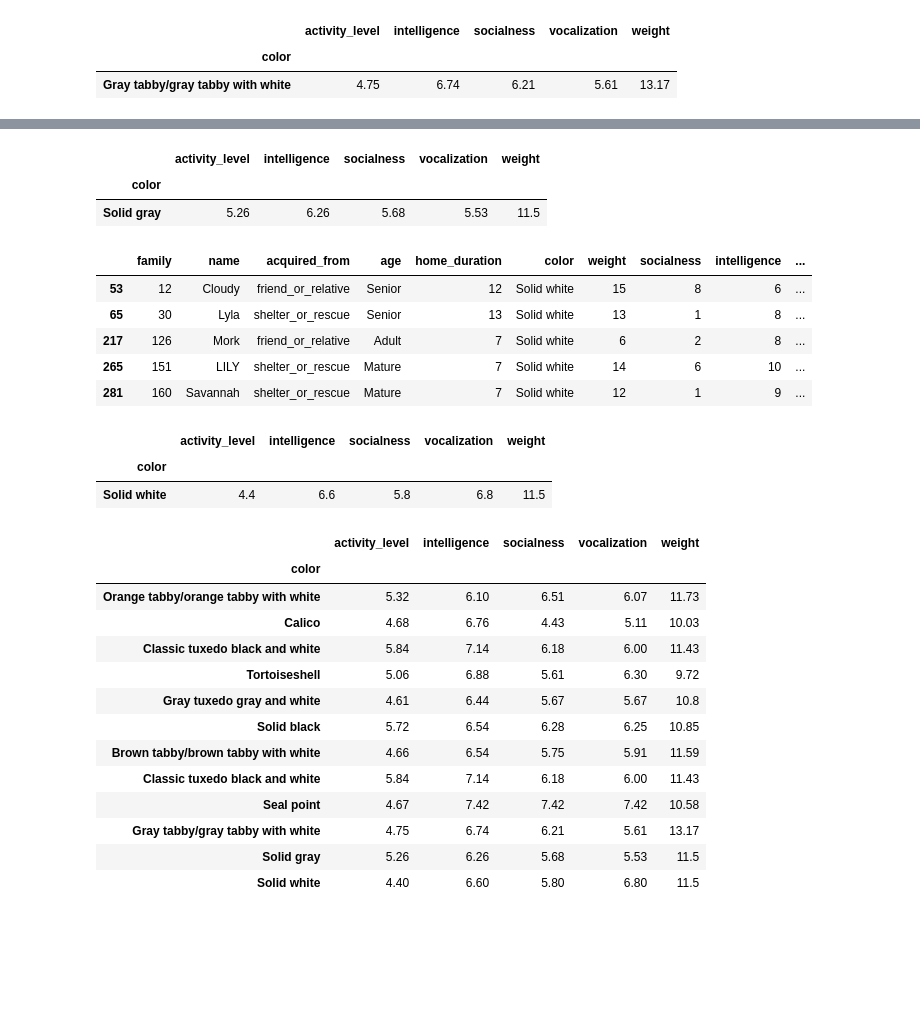
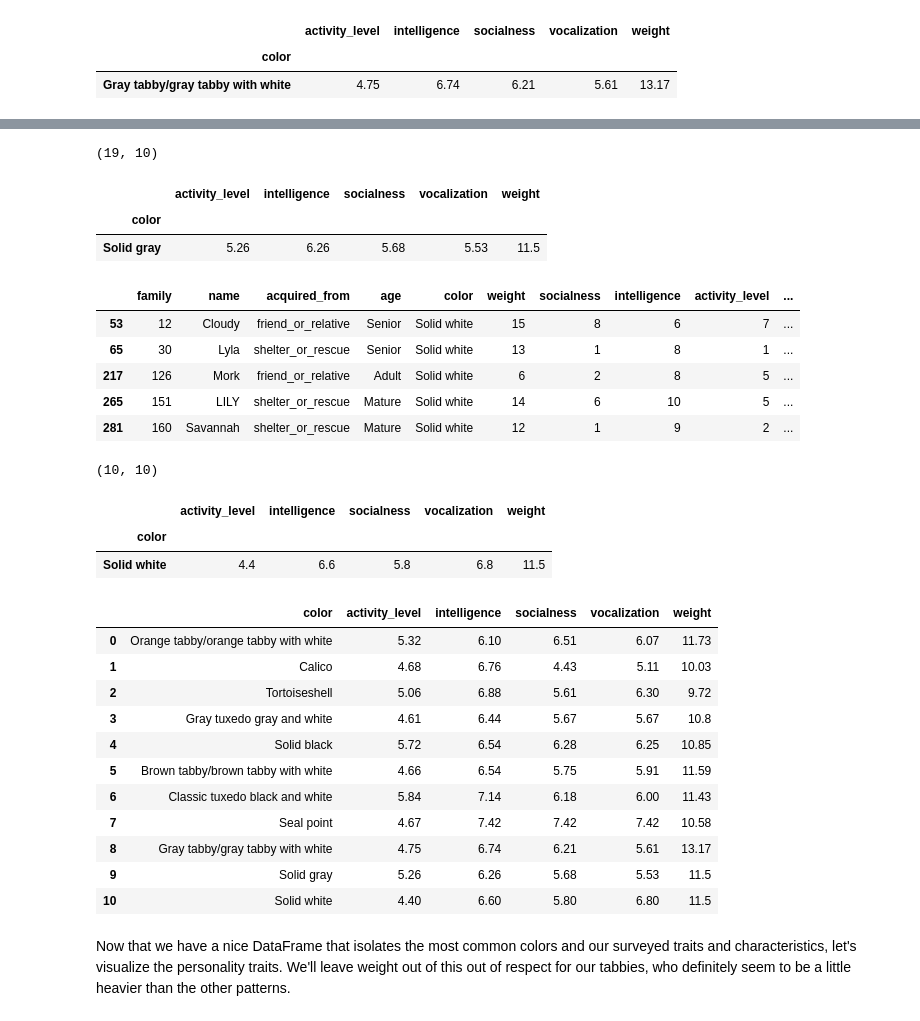
Before and after one commit to BlueKYGirl/purrfect_purrsonalities, a Jupyter notebook: purrfect_purrsonalities.ipynb, the cells around one changed output, grey strips where cells are left out. Saved outputs shown, nothing was run; the diff lists cells and outputs as text; code cells hidden in the pictures; blank space fills up the shorter version.

```diff
--- a/purrfect_purrsonalities.ipynb
+++ b/purrfect_purrsonalities.ipynb
@@ -64,4 +64,4 @@ We do not need the timestamp column, and the place_name column came from a previ
 # %%
-survey_df.drop(['timestamp', 'place_name'], axis=1, inplace=True)
+survey_df.drop(['timestamp', 'place_name', 'home_duration'], axis=1, inplace=True)
 survey_df.head()
 # %% [output]
@@ -991,3 +1037,7 @@ solid_gray.head()
+# %%
+solid_gray.shape
+# %% [output]
+(19, 10)
 # %%
 solid_gray_pivot = np.round(pd.pivot_table(solid_gray, index=['color'], values=['weight', 'socialness', 'intelligence',
                                                                      'activity_level', 'vocalization']),2)
@@ -1000,12 +1050,16 @@ solid_gray_pivot
 solid_white = survey_df[survey_df['color'].str.contains('Solid white')]
 solid_white.head()
 # %% [output]
-|  | family | name | acquired_from | age | home_duration | color | weight | socialness | intelligence | ... |
-| 53 | 12 | Cloudy | friend_or_relative | Senior | 12 | Solid white | 15 | 8 | 6 | ... |
-| 65 | 30 | Lyla | shelter_or_rescue | Senior | 13 | Solid white | 13 | 1 | 8 | ... |
-| 217 | 126 | Mork | friend_or_relative | Adult | 7 | Solid white | 6 | 2 | 8 | ... |
-| 265 | 151 | LILY | shelter_or_rescue | Mature | 7 | Solid white | 14 | 6 | 10 | ... |
-| 281 | 160 | Savannah | shelter_or_rescue | Mature | 7 | Solid white | 12 | 1 | 9 | ... |
+|  | family | name | acquired_from | age | color | weight | socialness | intelligence | activity_level | ... |
+| 53 | 12 | Cloudy | friend_or_relative | Senior | Solid white | 15 | 8 | 6 | 7 | ... |
+| 65 | 30 | Lyla | shelter_or_rescue | Senior | Solid white | 13 | 1 | 8 | 1 | ... |
+| 217 | 126 | Mork | friend_or_relative | Adult | Solid white | 6 | 2 | 8 | 5 | ... |
+| 265 | 151 | LILY | shelter_or_rescue | Mature | Solid white | 14 | 6 | 10 | 5 | ... |
+| 281 | 160 | Savannah | shelter_or_rescue | Mature | Solid white | 12 | 1 | 9 | 2 | ... |
+# %%
+solid_white.shape
+# %% [output]
+(10, 10)
 # %%
 solid_white_pivot = np.round(pd.pivot_table(solid_white, index=['color'], values=['weight', 'socialness', 'intelligence',
                                                                      'activity_level', 'vocalization']),2)
@@ -1015,21 +1069,22 @@ solid_white_pivot
 | color |  |  |  |  |  |
 | Solid white | 4.4 | 6.6 | 5.8 | 6.8 | 11.5 |
 # %%
-color_summary = pd.concat([orange_pivot, calico_pivot, tux_pivot,tortie_pivot, gray_tux_pivot, solid_black_pivot, brown_tabby_pivot,
+color_summary = pd.concat([orange_pivot, calico_pivot, tortie_pivot, gray_tux_pivot, solid_black_pivot, brown_tabby_pivot,
                            tux_pivot, seal_point_pivot, gray_tabby_pivot, solid_gray_pivot, solid_white_pivot])
+color_summary = color_summary.reset_index()
 color_summary
 # %% [output]
-|  | activity_level | intelligence | socialness | vocalization | weight |
-| color |  |  |  |  |  |
-| Orange tabby/orange tabby with white | 5.32 | 6.10 | 6.51 | 6.07 | 11.73 |
-| Calico | 4.68 | 6.76 | 4.43 | 5.11 | 10.03 |
-| Classic tuxedo black and white | 5.84 | 7.14 | 6.18 | 6.00 | 11.43 |
-| Tortoiseshell | 5.06 | 6.88 | 5.61 | 6.30 | 9.72 |
-| Gray tuxedo gray and white | 4.61 | 6.44 | 5.67 | 5.67 | 10.8 |
-| Solid black | 5.72 | 6.54 | 6.28 | 6.25 | 10.85 |
-| Brown tabby/brown tabby with white | 4.66 | 6.54 | 5.75 | 5.91 | 11.59 |
-| Classic tuxedo black and white | 5.84 | 7.14 | 6.18 | 6.00 | 11.43 |
-| Seal point | 4.67 | 7.42 | 7.42 | 7.42 | 10.58 |
-| Gray tabby/gray tabby with white | 4.75 | 6.74 | 6.21 | 5.61 | 13.17 |
-| Solid gray | 5.26 | 6.26 | 5.68 | 5.53 | 11.5 |
-| Solid white | 4.40 | 6.60 | 5.80 | 6.80 | 11.5 |
+|  | color | activity_level | intelligence | socialness | vocalization | weight |
+| 0 | Orange tabby/orange tabby with white | 5.32 | 6.10 | 6.51 | 6.07 | 11.73 |
+| 1 | Calico | 4.68 | 6.76 | 4.43 | 5.11 | 10.03 |
+| 2 | Tortoiseshell | 5.06 | 6.88 | 5.61 | 6.30 | 9.72 |
+| 3 | Gray tuxedo gray and white | 4.61 | 6.44 | 5.67 | 5.67 | 10.8 |
+| 4 | Solid black | 5.72 | 6.54 | 6.28 | 6.25 | 10.85 |
+| 5 | Brown tabby/brown tabby with white | 4.66 | 6.54 | 5.75 | 5.91 | 11.59 |
+| 6 | Classic tuxedo black and white | 5.84 | 7.14 | 6.18 | 6.00 | 11.43 |
+| 7 | Seal point | 4.67 | 7.42 | 7.42 | 7.42 | 10.58 |
+| 8 | Gray tabby/gray tabby with white | 4.75 | 6.74 | 6.21 | 5.61 | 13.17 |
+| 9 | Solid gray | 5.26 | 6.26 | 5.68 | 5.53 | 11.5 |
+| 10 | Solid white | 4.40 | 6.60 | 5.80 | 6.80 | 11.5 |
+# %% [markdown]
+Now that we have a nice DataFrame that isolates the most common colors and our surveyed traits and characteristics, let's visualize the personality traits. We'll leave weight out of this out of respect for our tabbies, who definitely seem to be a little heavier than the other patterns.
```
Also changed, not shown: parts of 72 cells of this notebook, 8 other files.
